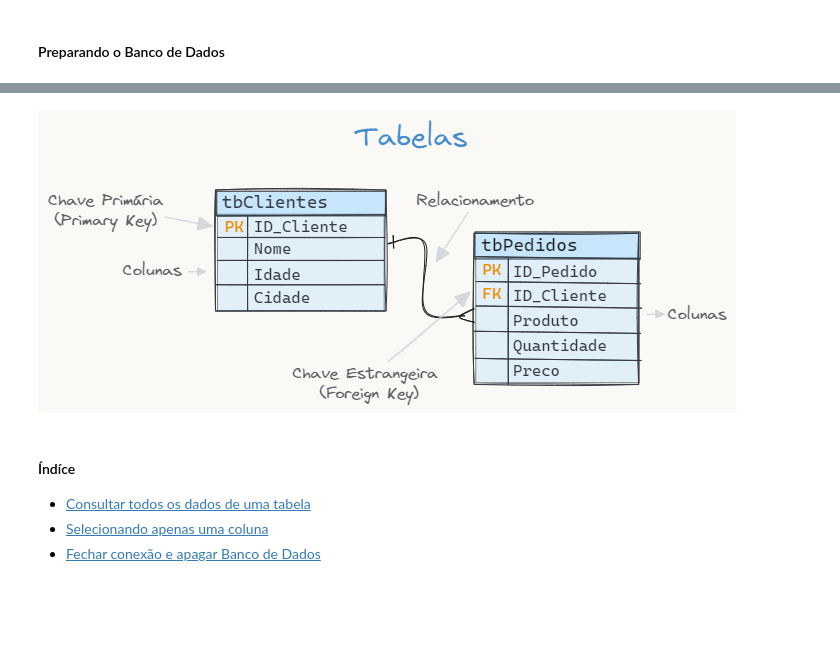
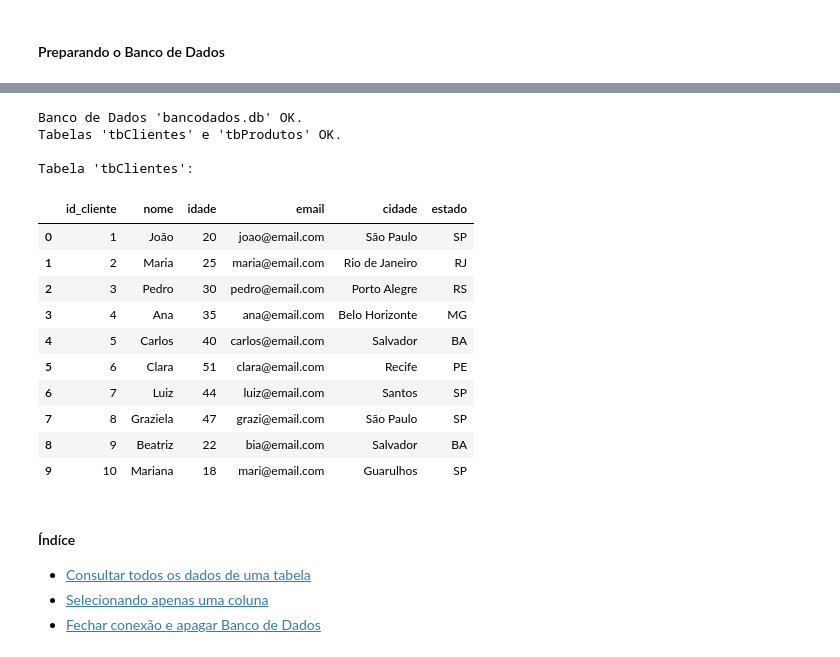
Before and after one commit to luizweb/sqljupyter, a Jupyter notebook: sqljupyter.ipynb, the cells around one changed output, grey strips where cells are left out. Saved outputs shown, nothing was run; the diff lists cells and outputs as text; code cells hidden in the pictures; blank space fills up the shorter version.

```diff
--- a/sqljupyter.ipynb
+++ b/sqljupyter.ipynb
@@ -85,5 +12,81 @@ Tabela 'tbClientes':
-# %% [markdown]
-![image.png](attachment:image.png)
+# %%
+# Preparando o Banco de Dados
+
+import pandas as pd
+import sqlite3
+import os
+
+
+# --- Criação dos DataFrames ---
+# DataFrame de Clientes
+dados_clientes = {
+    'id_cliente': [1, 2, 3, 4, 5, 6, 7, 8, 9, 10],
+    'nome': ['João', 'Maria', 'Pedro', 'Ana', 'Carlos', 'Clara', 'Luiz', 'Graziela', 'Beatriz', 'Mariana'],
+    'idade': [20, 25, 30, 35, 40, 51, 44, 47, 22, 18],
+    'email': ['joao@email.com', 'maria@email.com', 'pedro@email.com', 'ana@email.com', 'carlos@email.com', 'clara@email.com', 'luiz@email.com', 'grazi@email.com', 'bia@email.com', 'mari@email.com'],
+    'cidade': ['São Paulo', 'Rio de Janeiro', 'Porto Alegre', 'Belo Horizonte', 'Salvador', 'Recife', 'Santos', 'São Paulo', 'Salvador', 'Guarulhos'],
+    'estado': ['SP', 'RJ', 'RS', 'MG', 'BA', 'PE', 'SP', 'SP', 'BA', 'SP']
+}
+
+# DataFrame de Pedidos
+dados_pedidos = {
+    'id_pedido': [1, 2, 3, 4, 5, 6, 7, 8, 9, 10, 11, 12, 13, 14, 15],
+    'id_cliente': [1, 1, 1, 1, 2, 2, 3, 3, 3, 3, 3, 3, 4, 6, 6],
+    'produto': ['celular', 'videogame', 'computador', 'celular', 'videogame', 'televisão', 'computador', 'celular', 'videogame', 'televisão', 'televisão', 'computador', 'celular', 'videogame', 'televisão'],
+    'marca': ['ACME', 'XPTO', 'ICOMP', 'ACME', 'XPTO', 'ICOMP', 'ACME', 'XPTO', 'ICOMP', 'ACME','ACME','ACME','XPTO','XPTO','XPTO'],
+    'quantidade': [1, 2, 1, 1, 1, 2, 3, 1, 1, 2, 3, 1, 1, 2, 1],
+    'preco': [1250.00, 4250.50, 1750.99, 3750.25, 2250.00, 5250.50, 2750.00, 4750.25, 3250.00, 1400.00, 1250.00, 4250.50, 1750.99, 3750.25, 2250.00]
+}
+
+
+clientes_df = pd.DataFrame(dados_clientes)
+pedidos_df = pd.DataFrame(dados_pedidos)
+
+print("\n")
+
+# criando a conexão
+if os.path.exists('bancodados.db'):
+    print("Banco de Dados 'bancodados.db' OK.")
+    try:
+        clientes_df.to_sql('tbClientes', conexao)
+        pedidos_df.to_sql('tbPedidos', conexao)
+    except:
+        print("Tabelas 'tbClientes' e 'tbProdutos' OK.")
+    %reload_ext sql
+else:
+    conexao = sqlite3.connect('bancodados.db')
+
+    # criando as  tabelas no banco de dados
+    clientes_df.to_sql('tbClientes', conexao)
+    pedidos_df.to_sql('tbPedidos', conexao)
+
+    print("Banco de Dados 'bancodados.db' OK.")
+    print("Tabelas 'tbClientes' e 'tbProdutos' OK.")
+
+    # load the sql module to iPython
+    %load_ext sql
+
+# apontando para o banco de dados que vamos usar
+%sql sqlite:///bancodados.db
+
+print("\nTabela 'tbClientes': \n")
+clientes_df
+# %% [output]
+Banco de Dados 'bancodados.db' OK.
+Tabelas 'tbClientes' e 'tbProdutos' OK.
+
+Tabela 'tbClientes':
+|  | id_cliente | nome | idade | email | cidade | estado |
+| 0 | 1 | João | 20 | joao@email.com | São Paulo | SP |
+| 1 | 2 | Maria | 25 | maria@email.com | Rio de Janeiro | RJ |
+| 2 | 3 | Pedro | 30 | pedro@email.com | Porto Alegre | RS |
+| 3 | 4 | Ana | 35 | ana@email.com | Belo Horizonte | MG |
+| 4 | 5 | Carlos | 40 | carlos@email.com | Salvador | BA |
+| 5 | 6 | Clara | 51 | clara@email.com | Recife | PE |
+| 6 | 7 | Luiz | 44 | luiz@email.com | Santos | SP |
+| 7 | 8 | Graziela | 47 | grazi@email.com | São Paulo | SP |
+| 8 | 9 | Beatriz | 22 | bia@email.com | Salvador | BA |
+| 9 | 10 | Mariana | 18 | mari@email.com | Guarulhos | SP |
 # %% [markdown]
 #### Índíce
 
```
Also changed, not shown: parts of 3 cells of this notebook.
